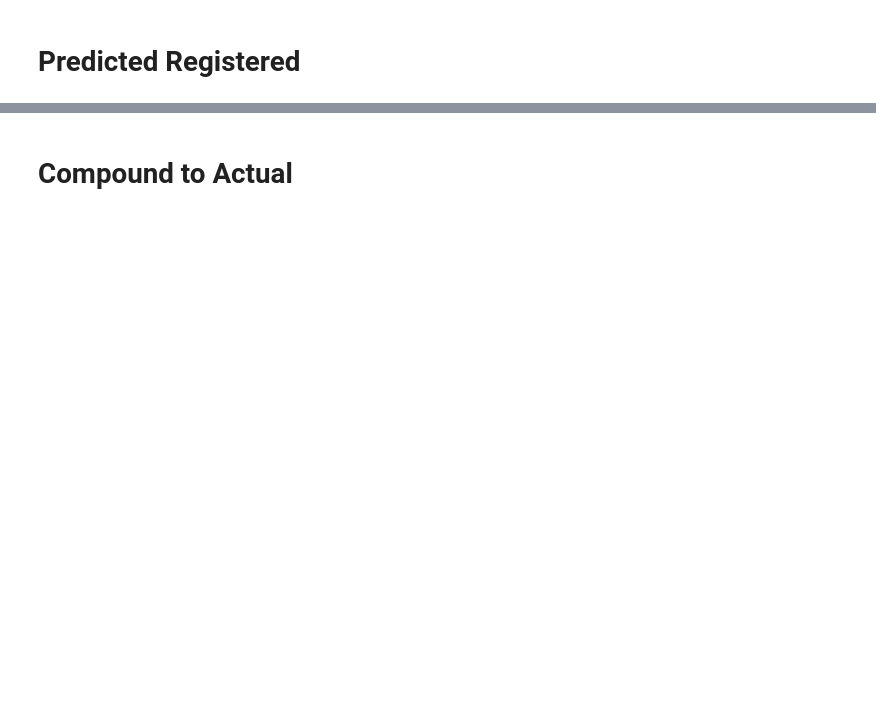
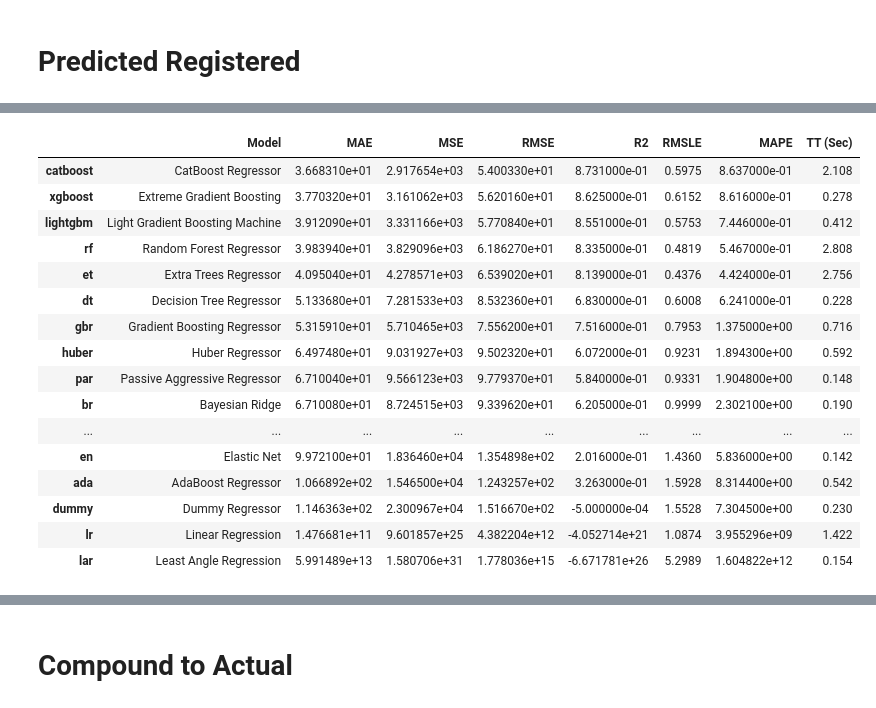
Before and after one commit to jcuenca972/mbd_python2, a Jupyter notebook: Group1_Notebook_Assignment2.ipynb, the cells around one changed output, grey strips where cells are left out. Cells and saved outputs as stored; diff of their text form; code cells hidden in the pictures; blank space fills up the shorter version.

```diff
--- a/Group1_Notebook_Assignment2.ipynb
+++ b/Group1_Notebook_Assignment2.ipynb
@@ -621,6 +665,28 @@ best_model_registered
 | Estimator | . . . . . . . . . . . . . . . . . . | Compiling Library |
 [interactive output not drawn]
 <catboost.core.CatBoostRegressor at 0x...>
+# %%
+registered_models = pull()
+registered_models.to_csv("registered_models.csv", index=False)
+registered_models
+# %% [output]
+|  | Model | MAE | MSE | RMSE | R2 | RMSLE | MAPE | TT (Sec) |
+| catboost | CatBoost Regressor | 3.668310e+01 | 2.917654e+03 | 5.400330e+01 | 8.731000e-01 | 0.5975 | 8.637000e-01 | 2.108 |
+| xgboost | Extreme Gradient Boosting | 3.770320e+01 | 3.161062e+03 | 5.620160e+01 | 8.625000e-01 | 0.6152 | 8.616000e-01 | 0.278 |
+| lightgbm | Light Gradient Boosting Machine | 3.912090e+01 | 3.331166e+03 | 5.770840e+01 | 8.551000e-01 | 0.5753 | 7.446000e-01 | 0.412 |
+| rf | Random Forest Regressor | 3.983940e+01 | 3.829096e+03 | 6.186270e+01 | 8.335000e-01 | 0.4819 | 5.467000e-01 | 2.808 |
+| et | Extra Trees Regressor | 4.095040e+01 | 4.278571e+03 | 6.539020e+01 | 8.139000e-01 | 0.4376 | 4.424000e-01 | 2.756 |
+| dt | Decision Tree Regressor | 5.133680e+01 | 7.281533e+03 | 8.532360e+01 | 6.830000e-01 | 0.6008 | 6.241000e-01 | 0.228 |
+| gbr | Gradient Boosting Regressor | 5.315910e+01 | 5.710465e+03 | 7.556200e+01 | 7.516000e-01 | 0.7953 | 1.375000e+00 | 0.716 |
+| huber | Huber Regressor | 6.497480e+01 | 9.031927e+03 | 9.502320e+01 | 6.072000e-01 | 0.9231 | 1.894300e+00 | 0.592 |
+| par | Passive Aggressive Regressor | 6.710040e+01 | 9.566123e+03 | 9.779370e+01 | 5.840000e-01 | 0.9331 | 1.904800e+00 | 0.148 |
+| br | Bayesian Ridge | 6.710080e+01 | 8.724515e+03 | 9.339620e+01 | 6.205000e-01 | 0.9999 | 2.302100e+00 | 0.190 |
+| ... | ... | ... | ... | ... | ... | ... | ... | ... |
+| en | Elastic Net | 9.972100e+01 | 1.836460e+04 | 1.354898e+02 | 2.016000e-01 | 1.4360 | 5.836000e+00 | 0.142 |
+| ada | AdaBoost Regressor | 1.066892e+02 | 1.546500e+04 | 1.243257e+02 | 3.263000e-01 | 1.5928 | 8.314400e+00 | 0.542 |
+| dummy | Dummy Regressor | 1.146363e+02 | 2.300967e+04 | 1.516670e+02 | -5.000000e-04 | 1.5528 | 7.304500e+00 | 0.230 |
+| lr | Linear Regression | 1.476681e+11 | 9.601857e+25 | 4.382204e+12 | -4.052714e+21 | 1.0874 | 3.955296e+09 | 1.422 |
+| lar | Least Angle Regression | 5.991489e+13 | 1.580706e+31 | 1.778036e+15 | -6.671781e+26 | 5.2989 | 1.604822e+12 | 0.154 |
 # %%
 model_registered = create_model("catboost")
 tuned_model_registered = tune_model(model_registered, optimize = "MAE", fold= 2, n_iter= 2)
```
Also changed, not shown: parts of 22 cells of this notebook, 19 other files.
